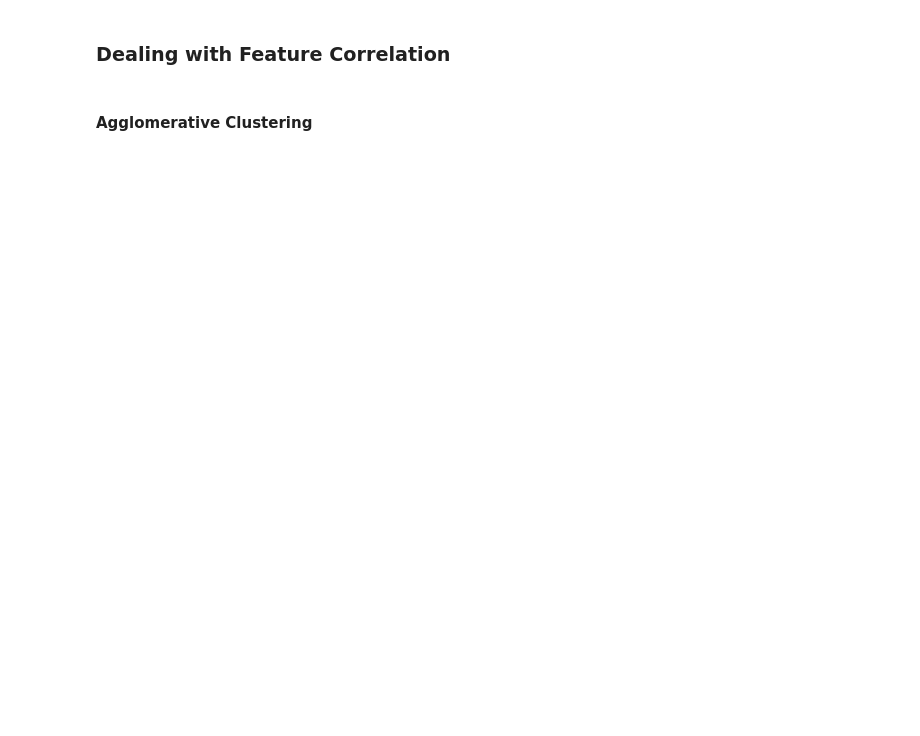
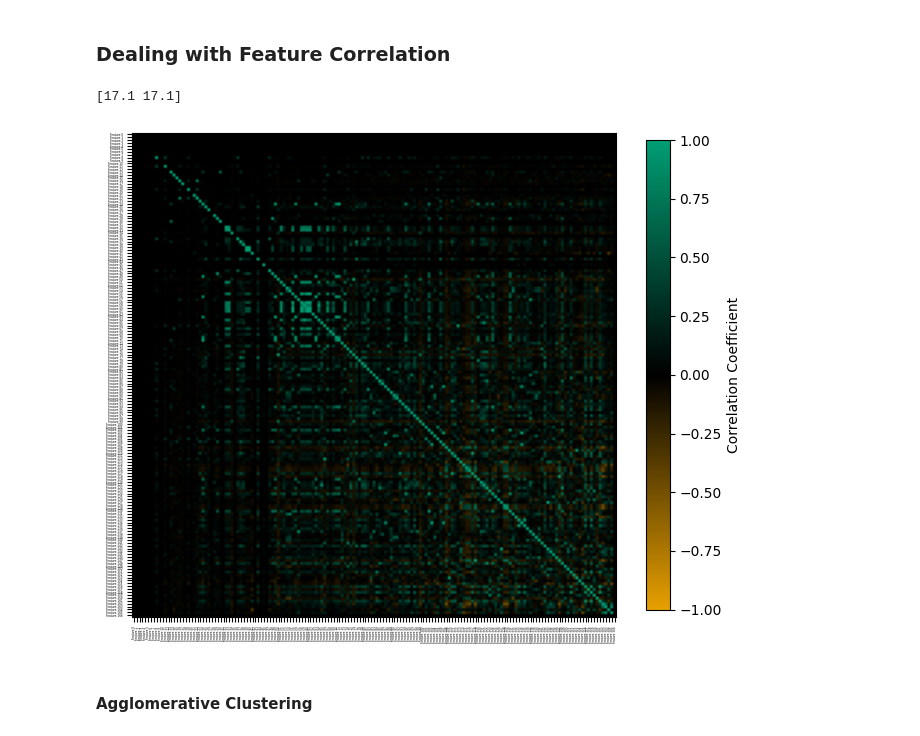
Before and after one commit to peter-fichtelmann/odor-strength, a Jupyter notebook: model_training_validation_insights.ipynb, the cells around one changed output. Cells and saved outputs as stored; diff of their text form; code cells hidden in the pictures; blank space fills up the shorter version.

```diff
--- a/model_training_validation_insights.ipynb
+++ b/model_training_validation_insights.ipynb
@@ -1362,24 +1523,28 @@ shap_values = explainer(encoded_X_test_np[:test_sample_size])
 # %%
 # correlation matrix
 
 encoded_X =  model.odor_strength_module.molecule_encoder.encode(df_odor_strength['canonical_smiles'].values)
-correlation_matrix = encoded_X.corr().fillna(0)
+encoded_X_df = pd.DataFrame(encoded_X, columns=feature_names)
+correlation_matrix = encoded_X_df.corr().fillna(0)
 
 fig = plt.figure(figsize=(FIGURE_WIDTH_LONG, FIGURE_WIDTH_LONG))
 plt.imshow(correlation_matrix, cmap=mycmap, vmin=-1, vmax=1)
 plt.colorbar(label='Correlation Coefficient', shrink=0.73)
 plt.xticks(ticks=np.arange(len(feature_names)), labels=feature_names, rotation=90, fontsize=2)
 plt.yticks(ticks=np.arange(len(feature_names)), labels=feature_names, fontsize=2)
 # plt.title('Feature Correlation Matrix', fontsize=10)
 plt.tight_layout()
 print(fig.get_size_inches()*2.54)
 plt.savefig('figures/feature_correlation_matrix.pdf', dpi=DPI)
 plt.savefig('figures/feature_correlation_matrix.svg')
 # plt.tick_params(labelbottom=False, labelleft=False)
 # plt.xticks(ticks=[])
 # plt.yticks(ticks=[])
 plt.savefig('figures/feature_correlation_matrix.png', dpi=DPI)
 plt.show()
+# %% [output]
+[17.1 17.1]
+[figure, added]
 # %% [markdown]
 #### Agglomerative Clustering
 # %%
```
Also changed, not shown: parts of 22 cells of this notebook, 1 other file.
